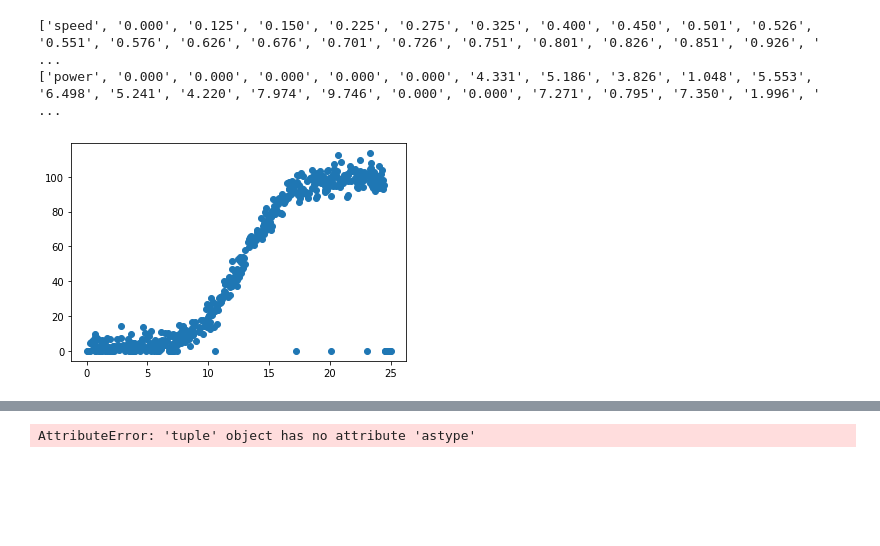
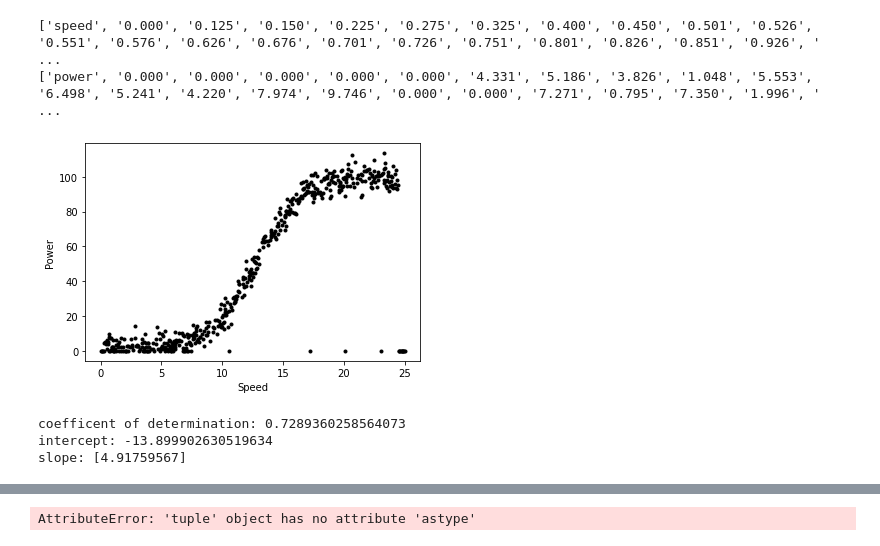
Before and after one commit to LauraBrogan/2020-Fundamentals-Project, a Jupyter notebook: 2020 Fundamentals Project.ipynb, the cells around one changed output, grey strips where cells are left out. Saved outputs shown, nothing was run; the diff lists cells and outputs as text; code cells hidden in the pictures; blank space fills up the shorter version.

```diff
--- a/2020 Fundamentals Project.ipynb
+++ b/2020 Fundamentals Project.ipynb
@@ -81,12 +84,23 @@ print(power)
 # %%
 # Create the plot of speed v power.
 #https://www.w3schools.com/python/python_ml_linear_regression.asp
-#https://stackoverflow.com/questions/22341271/get-list-from-pandas-dataframe-column
+#Class Notes
+plt.plot(speed, power, 'k.')
+plt.xlabel('Speed')
+plt.ylabel('Power')
+# plot
 
-speed = df['speed'].tolist()
-power = df['power'].tolist()
-# plot
-plt.scatter(speed, power)
 plt.show()
 # %% [output]
-[figure, old version]
+[figure, new version]
+# %%
+#https://realpython.com/linear-regression-in-python/
+model=LinearRegression().fit(speed,power)
+r_sq=model.score(speed,power)
+print ('coefficent of determination:',r_sq)
+print('intercept:', model.intercept_)
+print('slope:', model.coef_)
+# %% [output]
+coefficent of determination: 0.7289360258564073
+intercept: -13.899902630519634
+slope: [4.91759567]
```
Also changed, not shown: parts of 4 cells of this notebook, 1 other file.
